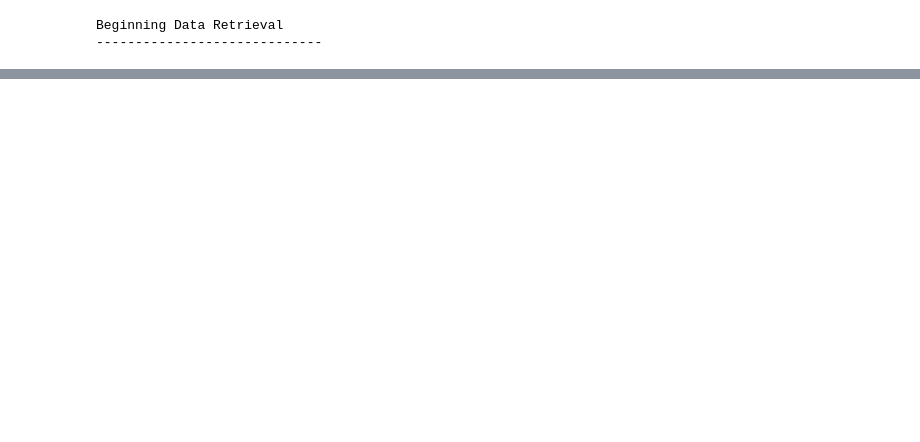
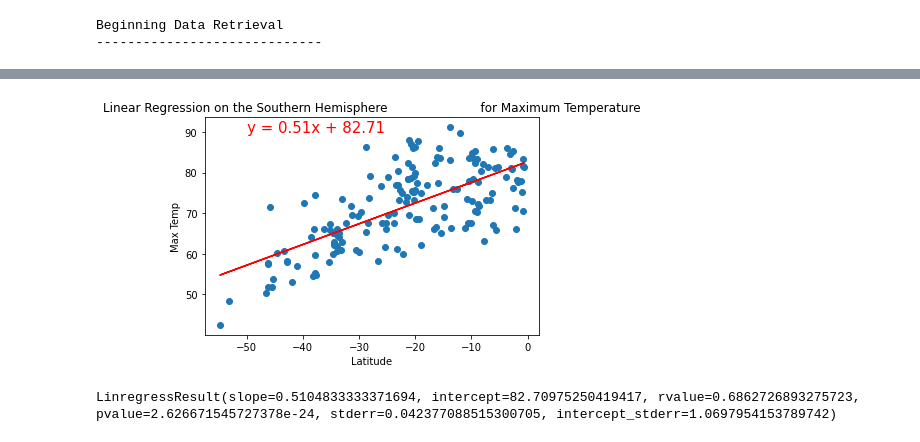
Before and after one commit to floramatos/World_Weather_Analysis, a Jupyter notebook: WeatherPy.ipynb, the cells around one changed output, grey strips where cells are left out. Drawn from its saved outputs; the diff is of its cells as text; code cells hidden in the pictures; blank space fills up the shorter version.

```diff
--- a/WeatherPy.ipynb
+++ b/WeatherPy.ipynb
@@ -255,0 +372,14 @@ plt.show()
+# %%
+# Linear regression on the Southern Hemisphere
+x_values = southern_hemi_df["Lat"]
+y_values = southern_hemi_df["Max Temp"]
+# Call the function.
+plot_linear_regression(x_values, y_values,
+                       'Linear Regression on the Southern Hemisphere \
+                       for Maximum Temperature', 'Max Temp',(-50,90))
+# %% [output]
+[figure, added]
+# %%
+linregress(x_values, y_values)
+# %% [output]
+LinregressResult(slope=0.5104833333371694, intercept=82.70975250419417, rvalue=0.6862726893275723, pvalue=2.626671545727378e-24, stderr=0.042377088515300705, intercept_stderr=1.0697954153789742)
```
Also changed, not shown: parts of 31 cells of this notebook, 1 other file.
